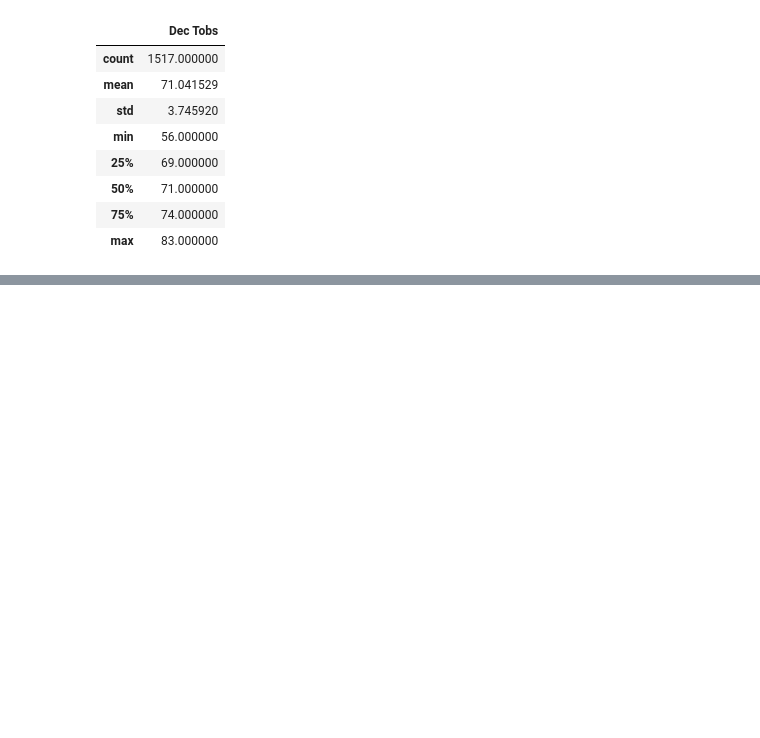
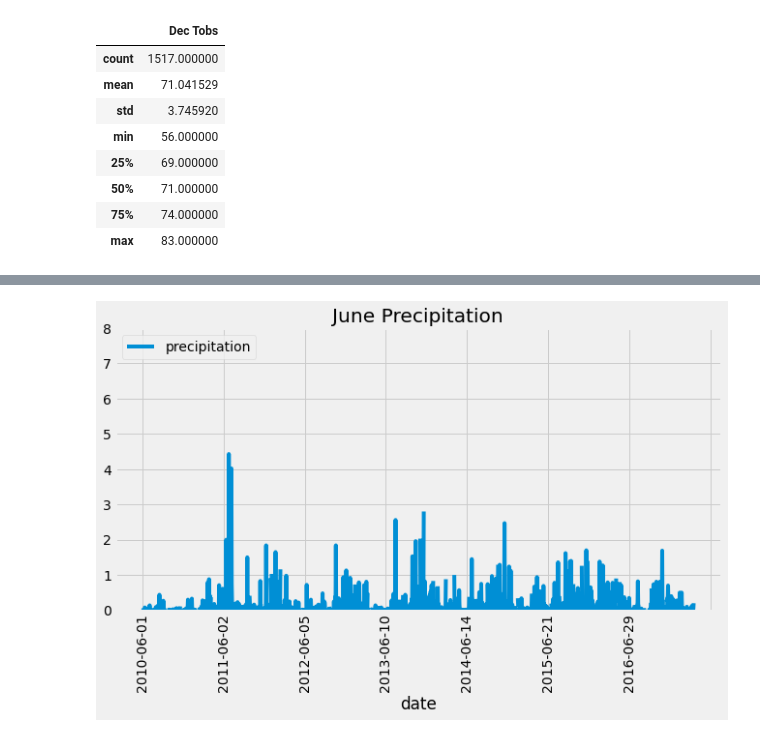
Before and after one commit to LauraZJ/surfs_up, a Jupyter notebook: SurfsUp_Challenge.ipynb, the cells around one changed output, grey strips where cells are left out. Drawn from its saved outputs; the diff is of its cells as text; code cells hidden in the pictures; blank space fills up the shorter version.

```diff
--- a/SurfsUp_Challenge.ipynb
+++ b/SurfsUp_Challenge.ipynb
@@ -152,0 +177,7 @@ dec_temps_df.describe()
+# %%
+june_precip_df = pd.DataFrame(results, columns=['date','precipitation'])
+june_precip_df.set_index(june_precip_df['date'], inplace=True)
+
+# Sort the dataframe by date
+june_precip_df = precip_df.sort_index()
+print(june_precip_df.to_string(index = False))
@@ -152,0 +202,11 @@ dec_temps_df.describe()
+# %%
+%matplotlib inline
+from matplotlib import style
+style.use('fivethirtyeight')
+import matplotlib.pyplot as plt
+june_precip_df.plot(figsize=(10,5),ylim=(0,8), title="June Precipitation", label="Precipitation",rot=90)
+plt.legend(loc="upper left")
+plt.savefig("resources/jun_precip.png", bbox_inches='tight')
+plt.show()
+# %% [output]
+[figure, added]
```
Also changed, not shown: parts of 7 cells of this notebook.
